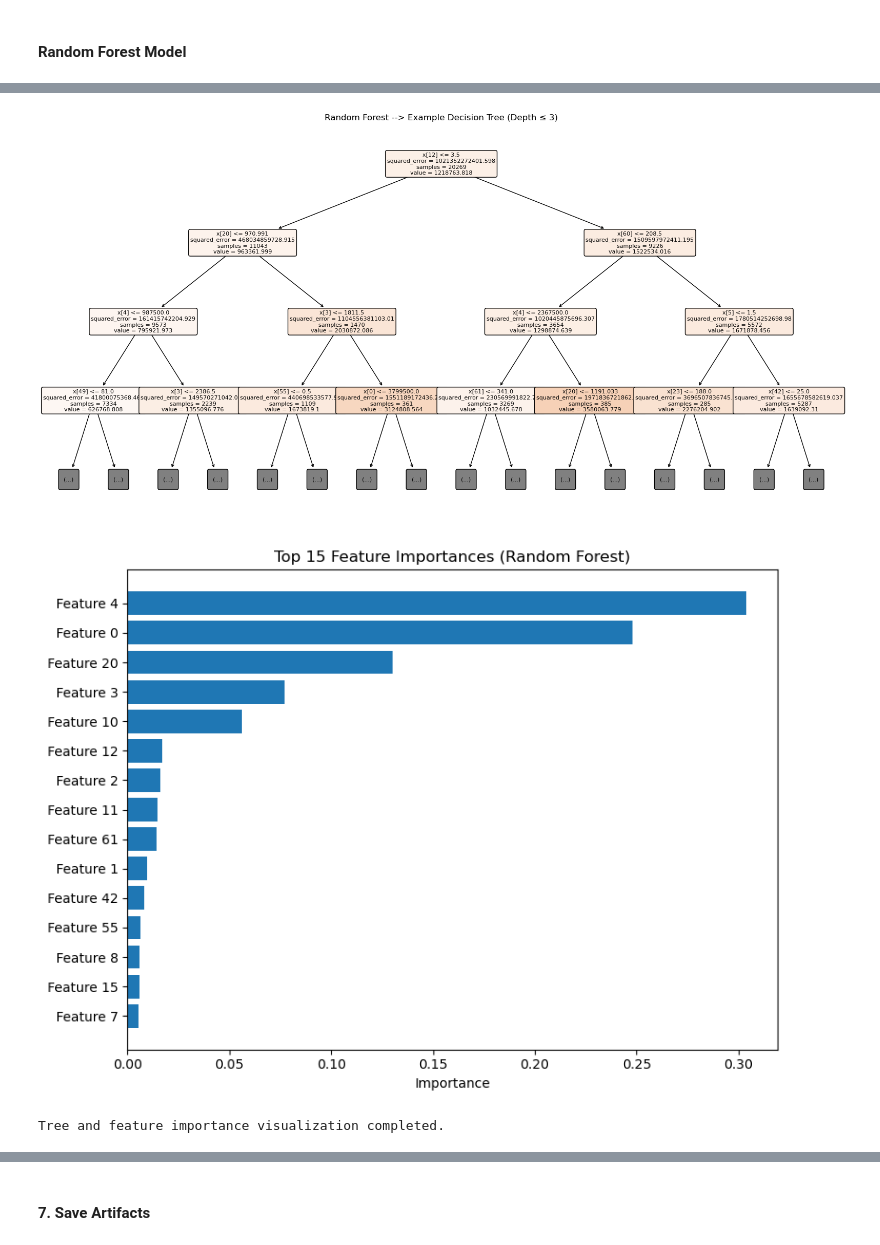
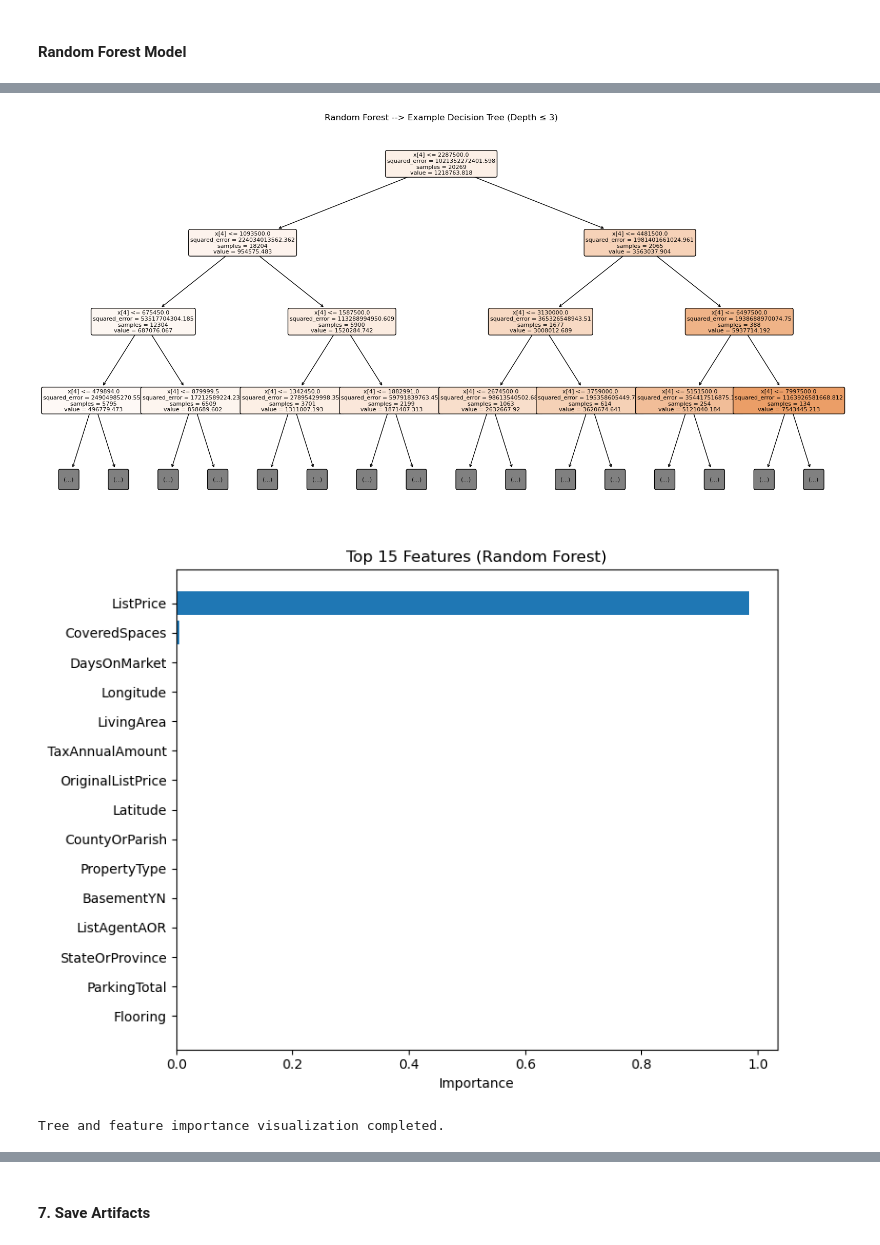
Before and after one commit to stephaniepatriciaans/Home_Price_Predictions, a Jupyter notebook: notebooks/Task 2: Baseline Model Selection, Training & Evaluation.ipynb, the cells around one changed output, grey strips where cells are left out. Cells and saved outputs as stored; diff of their text form; code cells hidden in the pictures.

```diff
--- a/notebooks/Task 2: Baseline Model Selection, Training & Evaluation.ipynb
+++ b/notebooks/Task 2: Baseline Model Selection, Training & Evaluation.ipynb
@@ -148,7 +148,11 @@ from scipy.stats import loguniform, randint
 ridge_search = RandomizedSearchCV(
     estimator=Pipeline([("prep", pre_ridge), ("model", ridge)]),
     param_distributions={"model__alpha": loguniform(1e-3, 1e3)},
-    n_iter=10, cv=3, n_jobs=-1, scoring="neg_root_mean_squared_error", random_state=42
+    n_iter=10,
+    cv=3,
+    n_jobs=-1,
+    scoring="neg_root_mean_squared_error",
+    random_state=42
 )
 ridge_search.fit(X_train, y_train)
 ridge_tuned = ridge_search.best_estimator_
@@ -156,14 +160,16 @@ print("Best Ridge alpha:", ridge_search.best_params_["model__alpha"])
 
 # RandomForest tuning (fast)
 rf_search = RandomizedSearchCV(
-    estimator=Pipeline([("prep", pre_rf), ("model", rf)]),
-    param_distributions={
+    Pipeline([("prep", pre_rf), ("model", RandomForestRegressor(random_state=42, n_jobs=-1))]),
+    {
         "model__n_estimators": randint(200, 500),
         "model__max_depth": [None, 18, 30, 40],
         "model__min_samples_leaf": randint(1, 6),
+        "model__max_features": ["sqrt", "log2", None],
     },
-    n_iter=10, cv=3, n_jobs=-1, scoring="neg_root_mean_squared_error", random_state=42
+    n_iter=15, cv=3, n_jobs=-1, scoring="neg_root_mean_squared_error", random_state=42
 )
+
 rf_search.fit(X_train, y_train)
 rf_tuned = rf_search.best_estimator_
 print("Best RF params:", rf_search.best_params_)
@@ -251,26 +257,23 @@ tree.plot_tree(
 plt.title("Random Forest --> Example Decision Tree (Depth ≤ 3)")
 plt.show()
 # %% [output]
-[figure, old version]
+[figure, new version]
 # %%
 # Feature importance plot
-import numpy as np
-import pandas as pd
-
 # Compute importances (note: order aligns with preprocessor's numeric + ordinal features)
-importances = rf_model.feature_importances_
-sorted_idx = np.argsort(importances)[::-1]
+feat_names = num_cols + cat_cols
+sorted_idx = np.argsort(rf_model.feature_importances_)[::-1]
 top_n = 15
 
-plt.figure(figsize=(8, 6))
-plt.barh(range(top_n), importances[sorted_idx[:top_n]][::-1])
-plt.yticks(range(top_n), [f"Feature {i}" for i in sorted_idx[:top_n]][::-1])
-plt.xlabel("Importance")
-plt.title(f"Top {top_n} Feature Importances (Random Forest)")
-plt.tight_layout()
+plt.figure(figsize=(8,6))
+plt.barh(range(top_n), rf_model.feature_importances_[sorted_idx[:top_n]][::-1])
+plt.yticks(range(top_n), [feat_names[i] for i in sorted_idx[:top_n]][::-1])
+plt.xlabel("Importance");
+plt.title(f"Top {top_n} Features (Random Forest)")
+plt.tight_layout();
 plt.show()
 
 print("Tree and feature importance visualization completed.")
 # %% [output]
-[figure, old version]
+[figure, new version]
 Tree and feature importance visualization completed.
```
Also changed, not shown: parts of 9 cells of this notebook, 2 other files.
